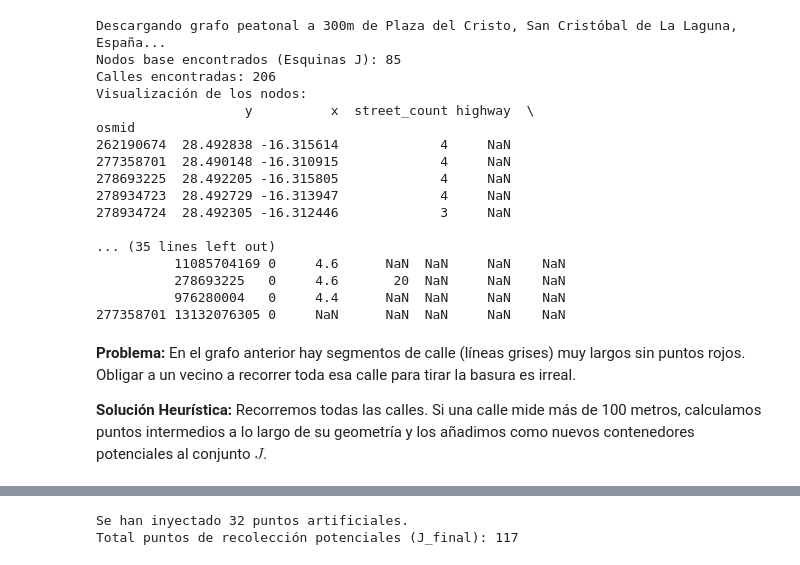
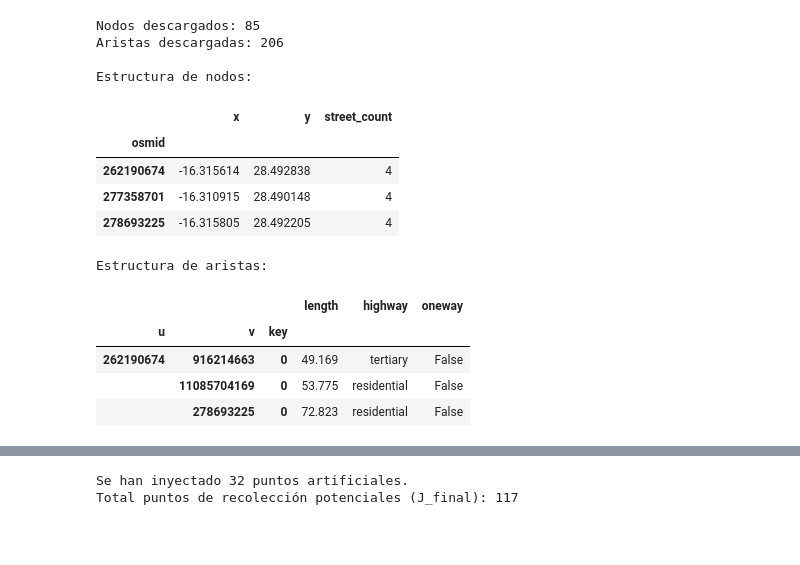
Before and after one commit to Guillermo-Gonzalez-Pineda/TFG-Optimizacion-Residuos, a Jupyter notebook: notebooks/anterior/01_preparacion_datos_laguna.ipynb, the cells around one changed output, grey strips where cells are left out. Saved outputs shown, nothing was run; the diff lists cells and outputs as text; code cells hidden in the pictures; blank space fills up the shorter version.

```diff
--- a/notebooks/01_preparacion_datos_laguna.ipynb
+++ b/notebooks/anterior/01_preparacion_datos_laguna.ipynb
@@ -28,41 +44,34 @@ Primero extraemos la red peatonal. Los nodos originales (esquinas) formarán nue
 # %%
-# Definir la zona de estudio
-lugar = "Plaza del Cristo, San Cristóbal de La Laguna, España"
-distancia = 300 # metros de radio
+LUGAR = "Plaza del Cristo, San Cristóbal de La Laguna, España"
+RADIO_OSM = 300  # metros
 
-print(f"Descargando grafo peatonal a {distancia}m de {lugar}...")
-grafo = ox.graph_from_address(lugar, dist=distancia, network_type='walk')
-
-# Convertir a tablas de datos
+grafo = ox.graph_from_address(LUGAR, dist=RADIO_OSM, network_type='walk')
 nodos, aristas = ox.graph_to_gdfs(grafo)
 
-print(f"Nodos base encontrados (Esquinas J): {len(nodos)}")
-print(f"Calles encontradas: {len(aristas)}")
+print(f"Nodos descargados: {len(nodos)}")
+print(f"Aristas descargadas: {len(aristas)}")
 
-# DATASETS DE PRUEBA:
-print("Visualización de los nodos:")
-print(nodos.head())
-print("Visualización de las aristas:")
-print(aristas.head())
+columnas_nodos = ['x', 'y', 'street_count']
+columnas_aristas = ['length', 'highway', 'oneway']
+
+print("\nEstructura de nodos:")
+display(nodos[columnas_nodos].head(3))
+
+print("\nEstructura de aristas:")
+display(aristas[columnas_aristas].head(3))
 # %% [output]
-Descargando grafo peatonal a 300m de Plaza del Cristo, San Cristóbal de La Laguna, España...
-Nodos base encontrados (Esquinas J): 85
-Calles encontradas: 206
-Visualización de los nodos:
-                   y          x  street_count highway  \
-osmid
-262190674  28.492838 -16.315614             4     NaN
-277358701  28.490148 -16.310915             4     NaN
-278693225  28.492205 -16.315805             4     NaN
-278934723  28.492729 -16.313947             4     NaN
-278934724  28.492305 -16.312446             3     NaN
+Nodos descargados: 85
+Aristas descargadas: 206
 
-... (35 lines left out)
-          11085704169 0     4.6      NaN  NaN     NaN    NaN
-          278693225   0     4.6       20  NaN     NaN    NaN
-          976280004   0     4.4      NaN  NaN     NaN    NaN
-277358701 13132076305 0     NaN      NaN  NaN     NaN    NaN
+Estructura de nodos:
+|  | x | y | street_count |
+| osmid |  |  |  |
+| 262190674 | -16.315614 | 28.492838 | 4 |
+| 277358701 | -16.310915 | 28.490148 | 4 |
+| 278693225 | -16.315805 | 28.492205 | 4 |
+Estructura de aristas:
+|  |  |  | length | highway | oneway |
+| u | v | key |  |  |  |
+| 262190674 | 916214663 | 0 | 49.169 | tertiary | False |
+|  | 11085704169 | 0 | 53.775 | residential | False |
+|  | 278693225 | 0 | 72.823 | residential | False |
-# %% [markdown]
-**Problema:** En el grafo anterior hay segmentos de calle (líneas grises) muy largos sin puntos rojos. Obligar a un vecino a recorrer toda esa calle para tirar la basura es irreal.
-
-**Solución Heurística:** Recorremos todas las calles. Si una calle mide más de 100 metros, calculamos puntos intermedios a lo largo de su geometría y los añadimos como nuevos contenedores potenciales al conjunto $J$.
```
Also changed, not shown: parts of 7 cells of this notebook, 2 other files.
